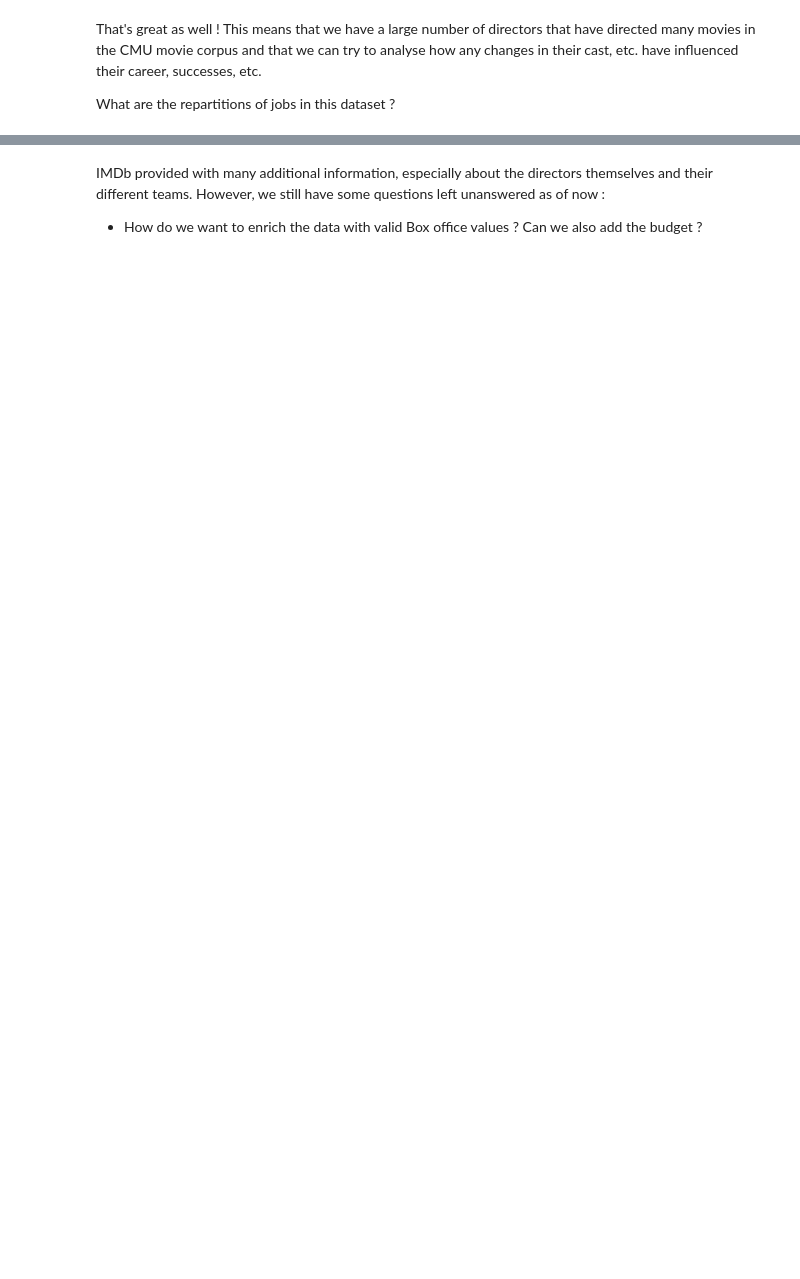
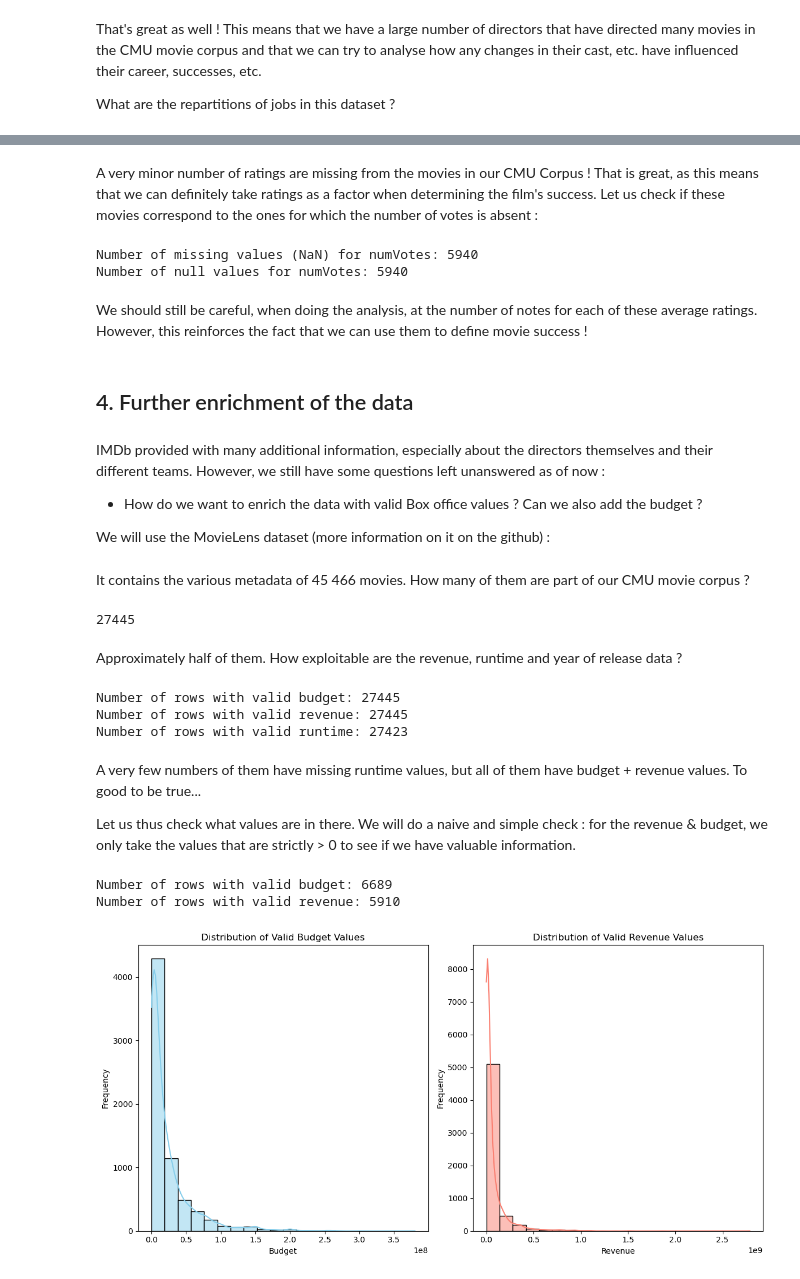
Before and after one commit to epfl-ada/ada-2023-project-crunchychicken, a Jupyter notebook: final_first_draft.ipynb, the cells around one changed output, grey strips where cells are left out. Cells and saved outputs as stored; diff of their text form; code cells hidden in the pictures; blank space fills up the shorter version.

```diff
--- a/final_first_draft.ipynb
+++ b/final_first_draft.ipynb
@@ -1164,6 +1434,27 @@ We can observe that we have less diverse categories than in the imdb_people data
+# %% [markdown]
+A very minor number of ratings are missing from the movies in our CMU Corpus ! That is great, as this means that we can definitely take ratings as a factor when determining the film's success. Let us check if these movies correspond to the ones for which the number of votes is absent :
+# %%
+# Count the number of missing values (NaN) in the 'numVotes' column
+missing_values_votes = with_ratings['numVotes'].isna().sum()
+
+# Count the number of null values in the 'numVotes' column
+null_values_votes = with_ratings['numVotes'].isnull().sum()
+
+# Print the counts
+print(f'Number of missing values (NaN) for numVotes: {missing_values_votes}')
+print(f'Number of null values for numVotes: {null_values_votes}')
+# %% [output]
+Number of missing values (NaN) for numVotes: 5940
+Number of null values for numVotes: 5940
+# %% [markdown]
+We should still be careful, when doing the analysis, at the number of notes for each of these average ratings. However, this reinforces the fact that we can use them to define movie success !
+# %% [markdown]
+## 4. Further enrichment of the data<a class="anchor" id="4"></a>
 # %% [markdown]
 IMDb provided with many additional information, especially about the directors themselves and their different teams. However, we still have some questions left unanswered as of now :
 
 - How do we want to enrich the data with valid Box office values ? Can we also add the budget ?
+
+We will use the MovieLens dataset (more information on it on the github) :
 # %%
-movielens_metadata = pd.read_csv('data/MovieLens/movies_metadata.csv', usecols=["id","overview","title","vote_average","release_date"], delimiter=',')
+movielens_metadata = pd.read_csv('data/MovieLens/movies_metadata.csv',sep = ',',on_bad_lines='skip')
@@ -1182,0 +1461,56 @@ def convert_json_string(json_str):
+# %% [markdown]
+It contains the various metadata of 45 466 movies. How many of them are part of our CMU movie corpus ?
+# %%
+movielens_matched = pd.merge(movielens_metadata, mapping_02, left_on='imdb_id',right_on='imdb',how='inner').drop(columns='imdb')
+print(len(movielens_matched))
+# %% [output]
+27445
+# %% [markdown]
+Approximately half of them. How exploitable are the revenue, runtime and year of release data ?
+# %%
+valid_budget_rows = movielens_matched[movielens_matched['budget'].notna()]
+valid_revenue_rows = movielens_matched[movielens_matched['revenue'].notna()]
+valid_runtime_rows = movielens_matched[movielens_matched['runtime'].notna()]
+
+print("Number of rows with valid budget:", len(valid_budget_rows))
+print("Number of rows with valid revenue:", len(valid_revenue_rows))
+print("Number of rows with valid runtime:", len(valid_runtime_rows))
+# %% [output]
+Number of rows with valid budget: 27445
+Number of rows with valid revenue: 27445
+Number of rows with valid runtime: 27423
+# %% [markdown]
+A very few numbers of them have missing runtime values, but all of them have budget + revenue values. To good to be true...
+
+Let us thus check what values are in there. We will do a naive and simple check : for the revenue & budget, we only take the values that are strictly > 0 to see if we have valuable information.
+# %%
+# Filter rows with valid budgets (non-NaN values)
+movielens_matched['budget'] = pd.to_numeric(movielens_matched['budget'], errors='coerce')
+movielens_matched['revenue'] = pd.to_numeric(movielens_matched['revenue'], errors='coerce')
+
+valid_budget_rows = movielens_matched[movielens_matched['budget'].notnull() & (movielens_matched['budget'] > 0)]
+valid_revenue_rows = movielens_matched[movielens_matched['revenue'].notnull() & (movielens_matched['revenue'] > 0) ]
+
+print("Number of rows with valid budget:", len(valid_budget_rows))
+print("Number of rows with valid revenue:", len(valid_revenue_rows))
+
+plt.figure(figsize=(12, 6))
+plt.subplot(1, 2, 1)
+sns.histplot(valid_budget_rows['budget'], bins=20, kde=True, color='skyblue')
+plt.title('Distribution of Valid Budget Values')
+plt.xlabel('Budget')
+plt.ylabel('Frequency')
+
+# Plot the distribution of valid revenue values using seaborn
+plt.subplot(1, 2, 2)
+sns.histplot(valid_revenue_rows['revenue'], bins=20, kde=True, color='salmon')
+plt.title('Distribution of Valid Revenue Values')
+plt.xlabel('Revenue')
+plt.ylabel('Frequency')
+
+plt.tight_layout()
+plt.show()
+# %% [output]
+Number of rows with valid budget: 6689
+Number of rows with valid revenue: 5910
+[figure, added]
```
Also changed, not shown: parts of 71 cells of this notebook.
